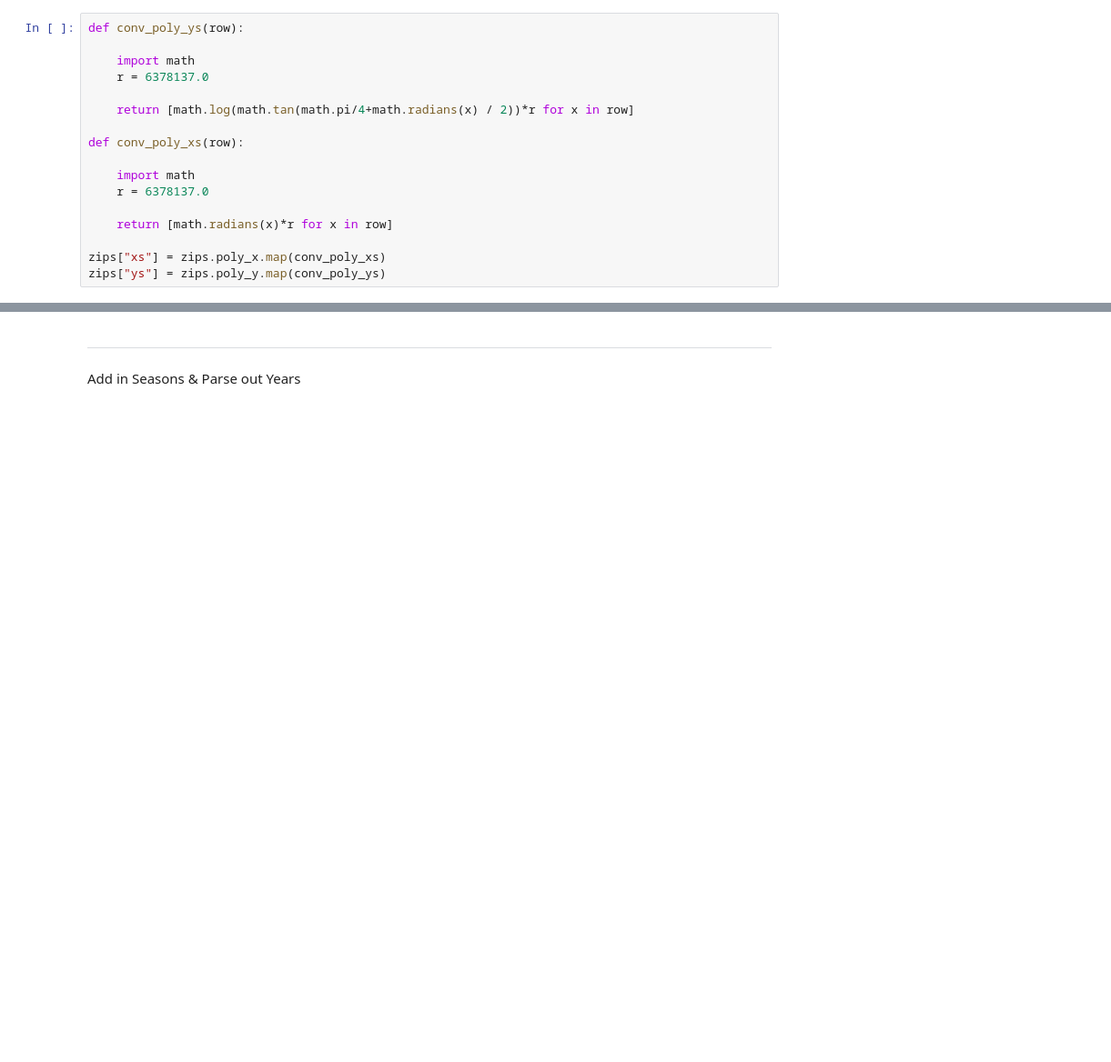
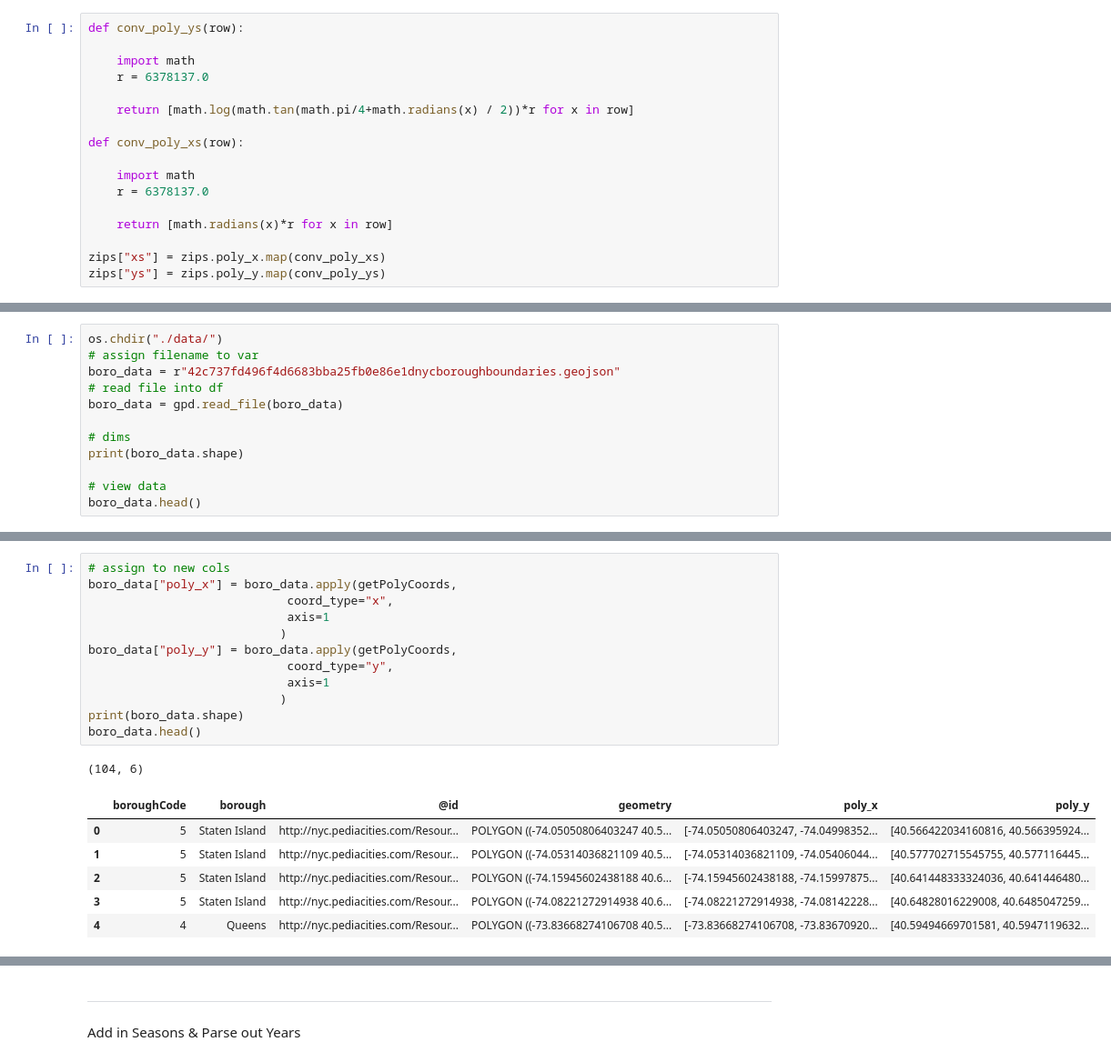
Before and after one commit to dthoma8/ratsinthecity, a Jupyter notebook: Rats in the City - Data Wrangling.ipynb, the cells around one changed output, grey strips where cells are left out. Shown: that part at 91% size. Drawn from its saved outputs; the diff is of its cells as text; blank space fills up the shorter version.

```diff
--- a/Rats in the City - Data Wrangling.ipynb
+++ b/Rats in the City - Data Wrangling.ipynb
@@ -629,0 +705,12 @@ df.head()
+# %%
+os.chdir("./data/")
+# assign filename to var
+boro_data = r"42c737fd496f4d6683bba25fb0e86e1dnycboroughboundaries.geojson"
+# read file into df
+boro_data = gpd.read_file(boro_data)
+
+# dims
+print(boro_data.shape)
+
+# view data
+boro_data.head()
@@ -629,0 +725,20 @@ df.head()
+# %%
+# assign to new cols
+boro_data["poly_x"] = boro_data.apply(getPolyCoords,
+                            coord_type="x",
+                            axis=1
+                           )
+boro_data["poly_y"] = boro_data.apply(getPolyCoords,
+                            coord_type="y",
+                            axis=1
+                           )
+print(boro_data.shape)
+boro_data.head()
+# %% [output]
+(104, 6)
+|  | boroughCode | borough | @id | geometry | poly_x | poly_y |
+| 0 | 5 | Staten Island | http://nyc.pediacities.com/Resour... | POLYGON ((-74.05050806403247 40.5... | [-74.05050806403247, -74.04998352... | [40.566422034160816, 40.566395924... |
+| 1 | 5 | Staten Island | http://nyc.pediacities.com/Resour... | POLYGON ((-74.05314036821109 40.5... | [-74.05314036821109, -74.05406044... | [40.577702715545755, 40.577116445... |
+| 2 | 5 | Staten Island | http://nyc.pediacities.com/Resour... | POLYGON ((-74.15945602438188 40.6... | [-74.15945602438188, -74.15997875... | [40.641448333324036, 40.641446480... |
+| 3 | 5 | Staten Island | http://nyc.pediacities.com/Resour... | POLYGON ((-74.08221272914938 40.6... | [-74.08221272914938, -74.08142228... | [40.64828016229008, 40.6485047259... |
+| 4 | 4 | Queens | http://nyc.pediacities.com/Resour... | POLYGON ((-73.83668274106708 40.5... | [-73.83668274106708, -73.83670920... | [40.59494669701581, 40.5947119632... |
```
Also changed, not shown: parts of 130 cells of this notebook, 4 other files.
